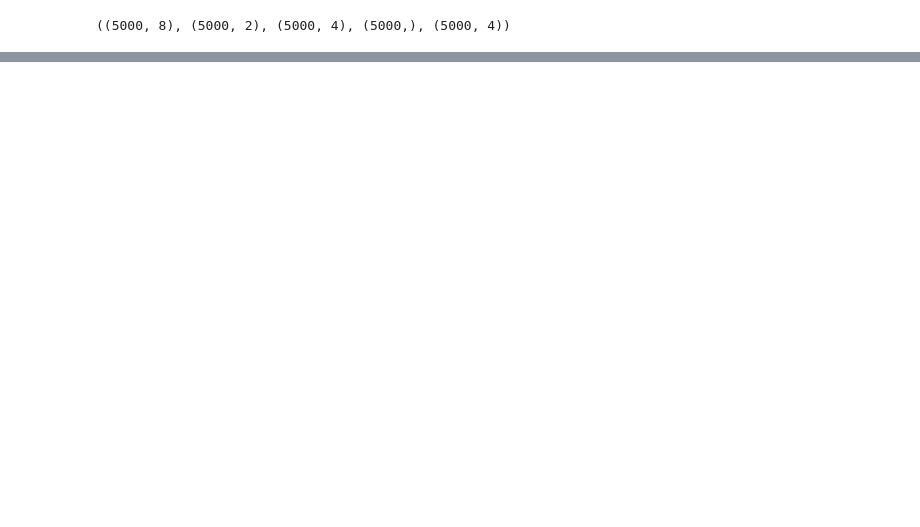
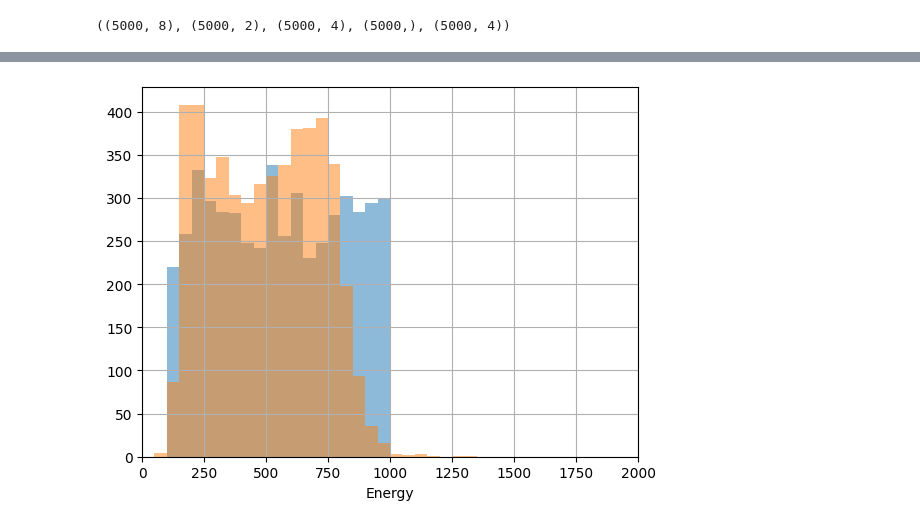
Before and after one commit to AbdisalamJama/CNNs-HK-2024KCLProject, a Jupyter notebook: recon_check.ipynb, the cells around one changed output, grey strips where cells are left out. Drawn from its saved outputs; the diff is of its cells as text; code cells hidden in the pictures; blank space fills up the shorter version.

```diff
--- a/recon_check.ipynb
+++ b/recon_check.ipynb
@@ -81,0 +82,87 @@ energy_bias.min(), energy_bias.max()
+# %%
+targets_scaled = targets*mean_scale['targets']['scale'][:4].numpy()+mean_scale['targets']['mean'][:4].numpy()
+recons_scaled = outputs_targets*mean_scale['targets']['scale'][:4].numpy()+mean_scale['targets']['mean'][:4].numpy()
+# %%
+## rectangular coordinate to spherical coordinate
+def rec2sph(rec):
+    print(rec[2].shape)
+    r=np.linalg.norm(rec,ord=2,axis=0)
+    print(r.shape)
+    theta=np.arccos(rec[2]/r)
+    rho=np.linalg.norm(rec[:2], ord=2, axis=0)
+    phi=np.arccos(rec[0]/rho)
+    #phi=phi*-1 if rec[1]<0 else phi
+    phi=np.where(rec[1]<0, phi, phi*-1)
+    #return np.array([r,theta,phi])
+    return r,theta,phi
+# %%
+targets
+
+variables = ['Energy', 'Pos:X', 'Pos:Y', 'Pos:Z']
+bin_widths={'Type':1, 'Energy':50, 'Pos:X':100, 'Pos:Y':100, 'Pos:Z':100, 'Dir:Theta':np.pi/18, 'Dir:Phi':np.pi/18}
+ranges = {'Type':[-1,2], 'Energy':[0,2000], 'Pos:X':[-5000,5000], 'Pos:Y':[-5000,5000], 'Pos:Z':[-5000,5000], 'Dir:Theta':[-np.pi,np.pi*2], 'Dir:Phi':[-np.pi*2, np.pi*2]}
+for i in range(len(variables)):
+    variable=variables[i]
+
+    bins=int((ranges[variable][1]-ranges[variable][0])/bin_widths[variable])
+    plt.hist(targets_scaled[:,i], bins=bins, range=ranges[variable], alpha=0.5, label='True')
+    plt.hist(recons_scaled[:,i], bins=bins, range=ranges[variable], alpha=0.5, label='Recon')
+    plt.xlabel(variable)
+    #plt.ylabel('Recon - True')
+    #plt.ylim([-500,500])
+    plt.xlim([ranges[variable][0],ranges[variable][1]])
+    plt.grid()
+    plt.show()
+
+
+    if variable=='Pos:Z':
+        r_true=np.linalg.norm(targets_scaled[:,1:], ord=2, axis=1)
+        r_recon=np.linalg.norm(recons_scaled[:,1:], ord=2, axis=1)
+        plt.title('Radius')
+        plt.hist(r_true, bins=100, alpha=0.5, label='True')
+        plt.hist(r_recon, bins=100, alpha=0.5, label='Recon')
+        plt.xlabel('R [cm]')
+        plt.grid()
+        plt.legend()
+        plt.show()
+
+        l_true=np.linalg.norm(targets_scaled[:,1:2], ord=2, axis=1)
+        l_recon=np.linalg.norm(recons_scaled[:,1:2], ord=2, axis=1)
+        plt.title('Distance from wall')
+        plt.hist(l_true, bins=100, alpha=0.5, label='True')
+        plt.hist(l_recon, bins=100, alpha=0.5, label='Recon')
+        plt.xlabel('L [cm]')
+        plt.grid()
+        plt.legend()
+        plt.show()
+
+        rec_true = [targets_scaled[:,1], targets_scaled[:,2], targets_scaled[:,3]]
+        posR_true,posTheta_true,posPhi_true = rec2sph(rec_true)
+        rec_recon = [recons_scaled[:,1], recons_scaled[:,2], recons_scaled[:,3]]
+        posR_recon,posTheta_recon,posPhi_recon = rec2sph(rec_recon)
+
+        plt.title('Radius')
+        plt.hist(posR_true, bins=100, alpha=0.5, label='True')
+        plt.hist(posR_recon, bins=100, alpha=0.5, label='Recon')
+        plt.xlabel('R [cm]')
+        plt.grid()
+        plt.legend()
+        plt.show()
+
+        plt.title('Theta')
+        plt.hist(posTheta_true, bins=100, alpha=0.5, label='True')
+        plt.hist(posTheta_recon, bins=100, alpha=0.5, label='Recon')
+        plt.xlabel('Theta [rad]')
+        plt.grid()
+        plt.legend()
+        plt.show()
+
+        plt.title('Phi')
+        plt.hist(posPhi_true, bins=100, alpha=0.5, label='True')
+        plt.hist(posPhi_recon, bins=100, alpha=0.5, label='Recon')
+        plt.xlabel('Phi [rad]')
+        plt.grid()
+        plt.legend()
+        plt.show()
+# %% [output]
+[figure, added]
```
Also changed, not shown: parts of 18 cells of this notebook, 8 other files.
